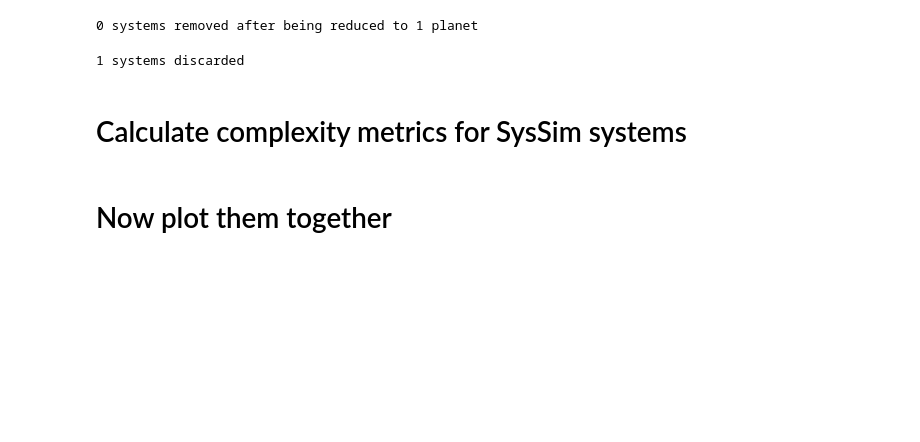
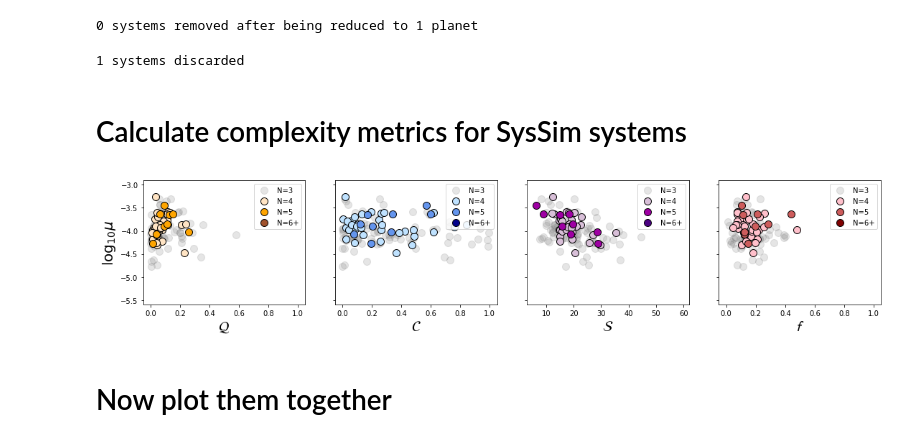
Before and after one commit to gjgilbert/maiasaurus, a Jupyter notebook: compare_cks_to_syssim.ipynb, the cells around one changed output. Drawn from its saved outputs; the diff is of its cells as text; code cells hidden in the pictures; blank space fills up the shorter version.

```diff
--- a/compare_cks_to_syssim.ipynb
+++ b/compare_cks_to_syssim.ipynb
@@ -214,7 +214,7 @@ def convert_floats(d):
 d = convert_floats(d)
 # %%
 # read in masses from Andrew
-d['mp'] = np.load('/Users/research/Desktop/dinosaur/catalogues_from_andrew/cks_pred_masses_oct9.npy')
+d['mp'] = np.load('/Users/research/Desktop/dinosaur/maiasaurus/catalogues/cks_pred_masses_oct9.npy')[0]
 # %% [markdown]
 # Apply cuts to CKS data to match SysSim
 # %%
@@ -408,7 +408,7 @@ plt.show()
 # Read in SysSim data
 # %%
 # READ IN SYSSIM DATABASE
-syssim_file = '/Users/research/Desktop/dinosaur/syssim_observed_planets.csv'
+syssim_file = '/Users/research/Desktop/dinosaur/maiasaurus/catalogues/syssim_observed_planets.csv'
 
 syssim_data = []
 with open(syssim_file) as infile:
@@ -450,8 +450,8 @@ syssim['mstar']   = getkey('star_mass')
 syssim['rhostar'] = syssim['mstar']/syssim['rstar']**3
 # %%
 # read in mass and radius
-syssim['rp'] = np.load('/Users/research/Desktop/dinosaur/catalogues_from_andrew/syssim_pred_oct24.npy')[0]
-syssim['mp'] = np.load('/Users/research/Desktop/dinosaur/catalogues_from_andrew/syssim_pred_oct24.npy')[3]
+syssim['rp'] = np.load('/Users/research/Desktop/dinosaur/maiasaurus/catalogues/syssim_pred_masses_oct24.npy')[0]
+syssim['mp'] = np.load('/Users/research/Desktop/dinosaur/maiasaurus/catalogues/syssim_pred_masses_oct24.npy')[3]
 # %%
 # determine number of planets per system
 star_id = np.array(syssim['star_id'], dtype='float')
@@ -603,37 +604,5 @@ for i, s in enumerate(syssim_systems):
 
 syssim_logmu = np.log10(syssim_mu)
-# %%
-syssim_f  = np.zeros(syssim_Nsys)
-
-for i, s in enumerate(syssim_systems):
-    # get stellar density [M_sun/R_sun^3]
-    rhostar = s.Mstar/(4/3*pi*s.Rstar**3)
-
-    # fit for duration
-    cosi = np.array([0.0])
-    transit_params = [s.periods, GSUN, rhostar, s.rprs]
-
-    cosi, success = op.leastsq(residuals_for_duration_fit, cosi, args=(transit_params, s.dur, s.dur_err))
-
-    plot_per = np.linspace(1,100)
-    plot_dur = calculate_duration(plot_per, GSUN, rhostar, np.median(s.rprs), cosi)
-    zero_inc_plot_dur = calculate_duration(plot_per, GSUN, rhostar, np.median(s.rprs), 0.0)
-
-    model_dur = calculate_duration(s.periods, GSUN, rhostar, np.median(s.rprs), cosi)
-
-    doplots = False
-    if doplots:
-        if s.N > 4:
-            plt.figure()
-            plt.errorbar(s.periods, 24*s.dur, yerr=24*s.dur_err, fmt='ko', fillstyle='none')
-            plt.plot(plot_per, 24*plot_dur, 'r')
-            plt.plot(plot_per, 24*zero_inc_plot_dur, 'k:')
-            plt.xlim(1,100)
-            plt.xscale('log')
-            plt.show()
-
-    s.f  = calculate_flatness(s.dur, model_dur)
-    syssim_f[i] = s.f
 # %%
 use3 = syssim_N == 3
 use4 = syssim_N == 4
@@ -641,7 +610,7 @@ use5 = syssim_N == 5
 use6 = syssim_N >= 6
 
 
-fig, axes = plt.subplots(1,4, figsize=(15,5))
+fig, axes = plt.subplots(1,4, figsize=(15,3))
 
 plt.tight_layout()
 
@@ -664,33 +633,35 @@ ax.scatter(syssim_C[use6], syssim_logmu[use6], s=100, color='darkblue',       ed
 ax.set_ylim(-5.6,-2.9)
 ax.set_yticklabels([])
 ax.set_xlim(-0.05,1.05)
 ax.set_xlabel(r'$\mathcal{C}$', fontsize=20)
 ax.legend(loc='upper right')
 
 ax = axes[2]
 ax.scatter(syssim_S[use3], syssim_logmu[use3], s=100, color='grey', alpha=0.2, label='N=3')
 ax.scatter(syssim_S[use4], syssim_logmu[use4], s=100, color='thistle', edgecolor='k', label='N=4')
 ax.scatter(syssim_S[use5], syssim_logmu[use5], s=100, color=royalpurple,  edgecolor='k', label='N=5')
 ax.scatter(syssim_S[use6], syssim_logmu[use6], s=100, color='indigo',   edgecolor='k', label='N=6+')
 ax.set_ylim(-5.6,-2.9)
 ax.set_yticklabels([])
 ax.set_xlabel(r'$\mathcal{S}$', fontsize=20)
 ax.set_xlim(3,62)
 ax.legend(loc='upper right')
 
 
 ax = axes[3]
 ax.scatter(syssim_f[use3], syssim_logmu[use3], s=100, color='grey', alpha=0.2, label='N=3')
 ax.scatter(syssim_f[use4], syssim_logmu[use4], s=100, color='pink', edgecolor='k', label='N=4')
 ax.scatter(syssim_f[use5], syssim_logmu[use5], s=100, color='indianred',  edgecolor='k', label='N=5')
 ax.scatter(syssim_f[use6], syssim_logmu[use6], s=100, color='maroon',   edgecolor='k', label='N=6+')
 ax.set_ylim(-5.6,-2.9)
 ax.set_yticklabels([])
 ax.set_xlim(-0.05,1.05)
 ax.set_xlabel(r'$\mathcal{f}$', fontsize=20)
 ax.legend(loc='upper right')
 
 plt.show()
+# %% [output]
+[figure, added]
 # %% [markdown]
 # Now plot them together
 # %%
```
Also changed, not shown: parts of 8 cells of this notebook, 2 other files.
